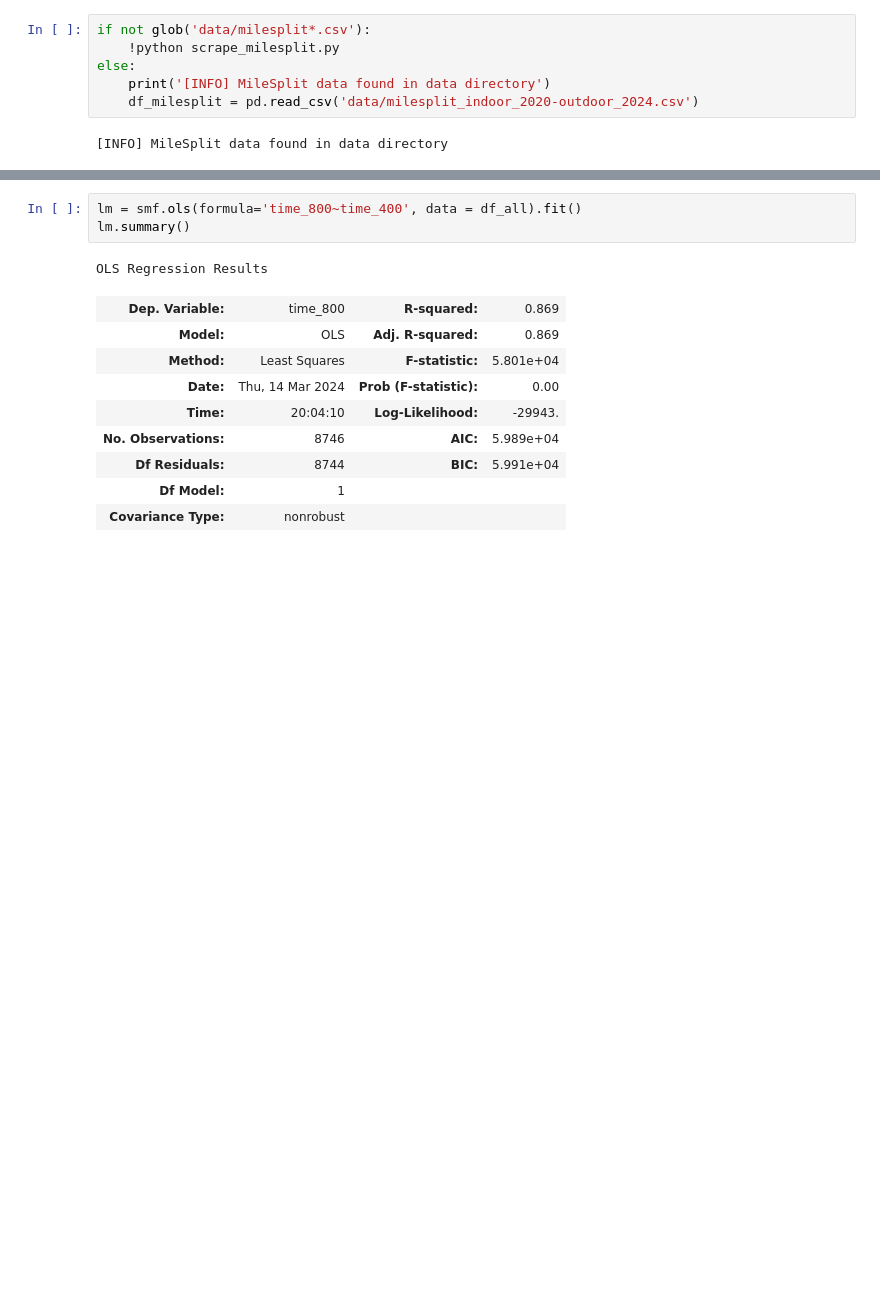
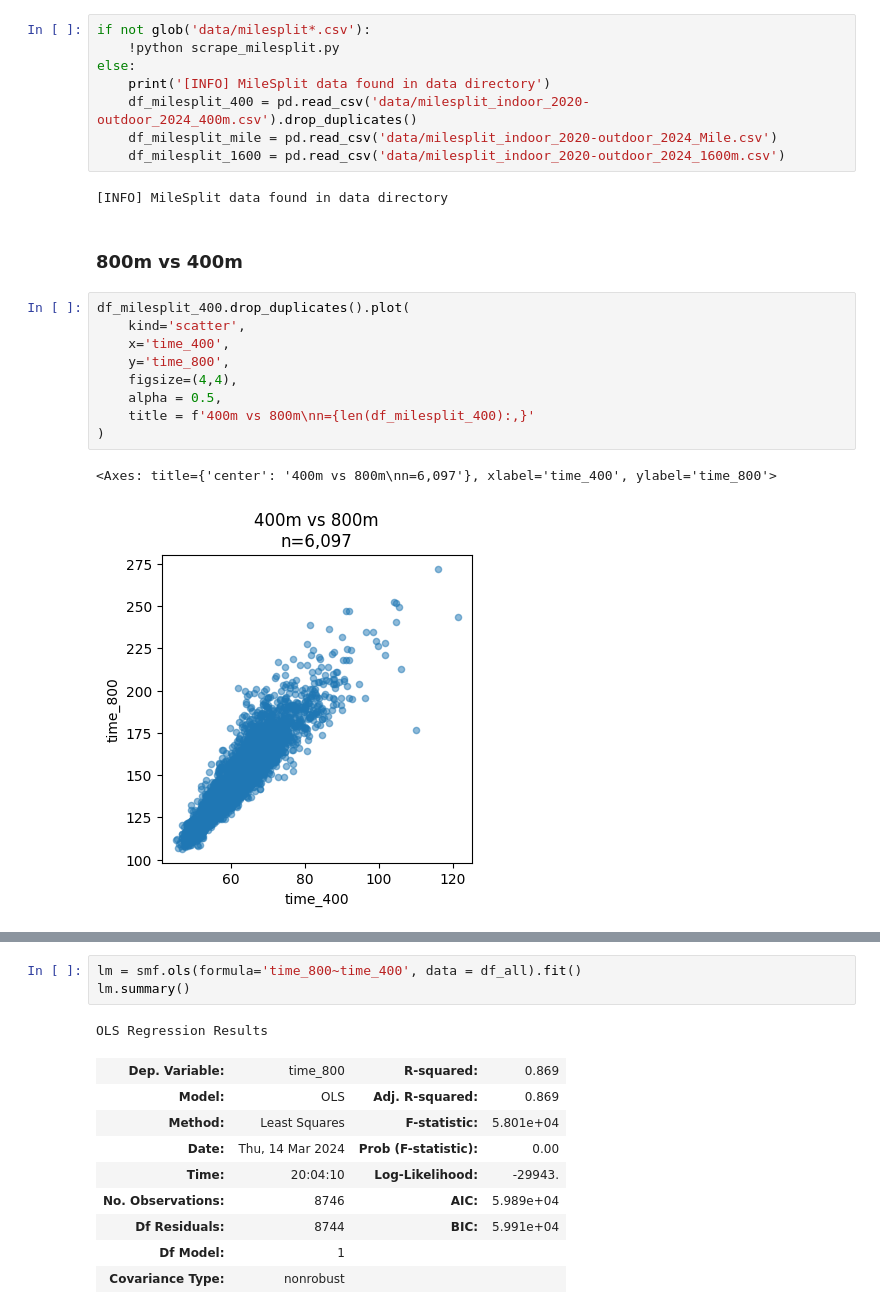
Before and after one commit to mitchellggreenhalgh/mid-distance-webscrapers, a Jupyter notebook: mid_distance_race_performances.ipynb, the cells around one changed output, grey strips where cells are left out. Drawn from its saved outputs; the diff is of its cells as text; blank space fills up the shorter version.

Commit message:
Import all data and plot

```diff
--- a/mid_distance_race_performances.ipynb
+++ b/mid_distance_race_performances.ipynb
@@ -150,6 +152,22 @@ if not glob('data/milesplit*.csv'):
     !python scrape_milesplit.py
 else:
     print('[INFO] MileSplit data found in data directory')
-    df_milesplit = pd.read_csv('data/milesplit_indoor_2020-outdoor_2024.csv')
+    df_milesplit_400 = pd.read_csv('data/milesplit_indoor_2020-outdoor_2024_400m.csv').drop_duplicates()
+    df_milesplit_mile = pd.read_csv('data/milesplit_indoor_2020-outdoor_2024_Mile.csv')
+    df_milesplit_1600 = pd.read_csv('data/milesplit_indoor_2020-outdoor_2024_1600m.csv')
 # %% [output]
 [INFO] MileSplit data found in data directory
+# %% [markdown]
+### 800m vs 400m
+# %%
+df_milesplit_400.drop_duplicates().plot(
+    kind='scatter',
+    x='time_400',
+    y='time_800',
+    figsize=(4,4),
+    alpha = 0.5,
+    title = f'400m vs 800m\nn={len(df_milesplit_400):,}'
+)
+# %% [output]
+<Axes: title={'center': '400m vs 800m\nn=6,097'}, xlabel='time_400', ylabel='time_800'>
+[figure, added]
```
Also changed, not shown: parts of 8 cells of this notebook.
